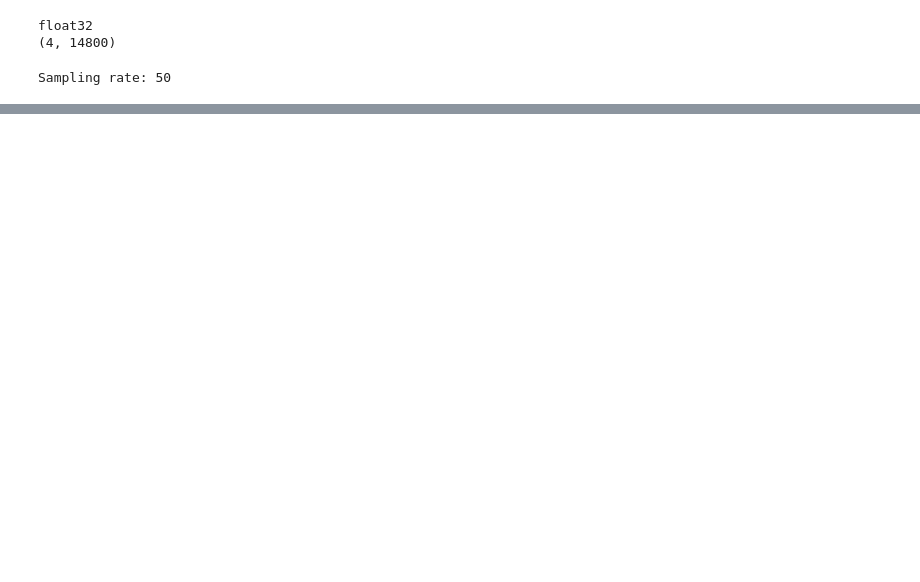
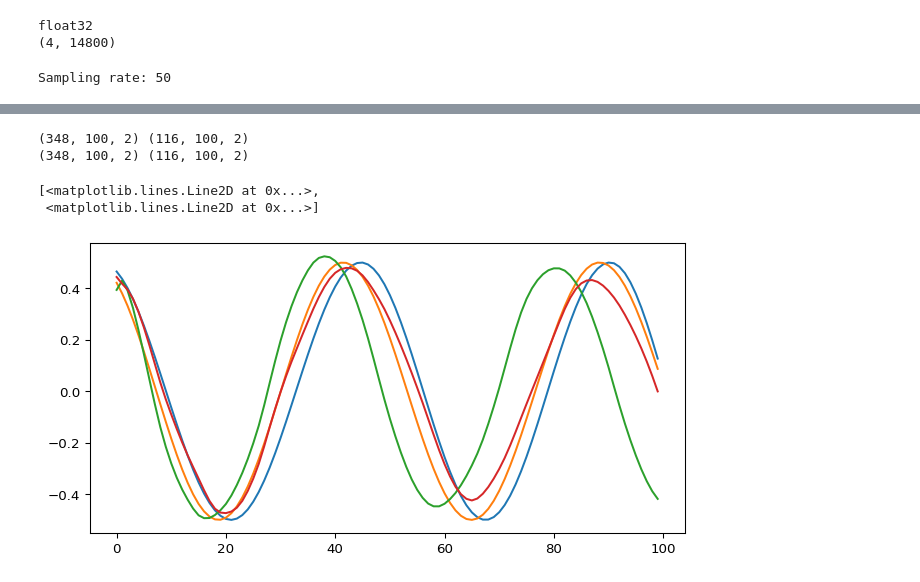
Before and after one commit to visserle/two-hearts, a Jupyter notebook: 03b_multivariate_forecast.ipynb, the cells around one changed output, grey strips where cells are left out. Saved outputs shown, nothing was run; the diff lists cells and outputs as text; code cells hidden in the pictures; blank space fills up the shorter version.

```diff
--- a/03b_multivariate_forecast.ipynb
+++ b/03b_multivariate_forecast.ipynb
@@ -211,0 +270,18 @@ plt.plot(test2)
+# %%
+train_pred = model.predict(X_input_train)
+test_pred = model.predict(X_input_test)
+print(train_pred.shape, test_pred.shape)
+train_true = y_output_train
+test_true = y_output_test
+print(train_true.shape, test_true.shape)
+# %% [output]
+(348, 100, 2) (116, 100, 2)
+(348, 100, 2) (116, 100, 2)
+# %%
+fig = plt.figure(figsize=(8,4), dpi=96)
+plt.plot(test_true[64])
+plt.plot(test_pred[64])
+# %% [output]
+[<matplotlib.lines.Line2D at 0x...>,
+ <matplotlib.lines.Line2D at 0x...>]
+[figure, added]
```
Also changed, not shown: parts of 20 cells of this notebook.
